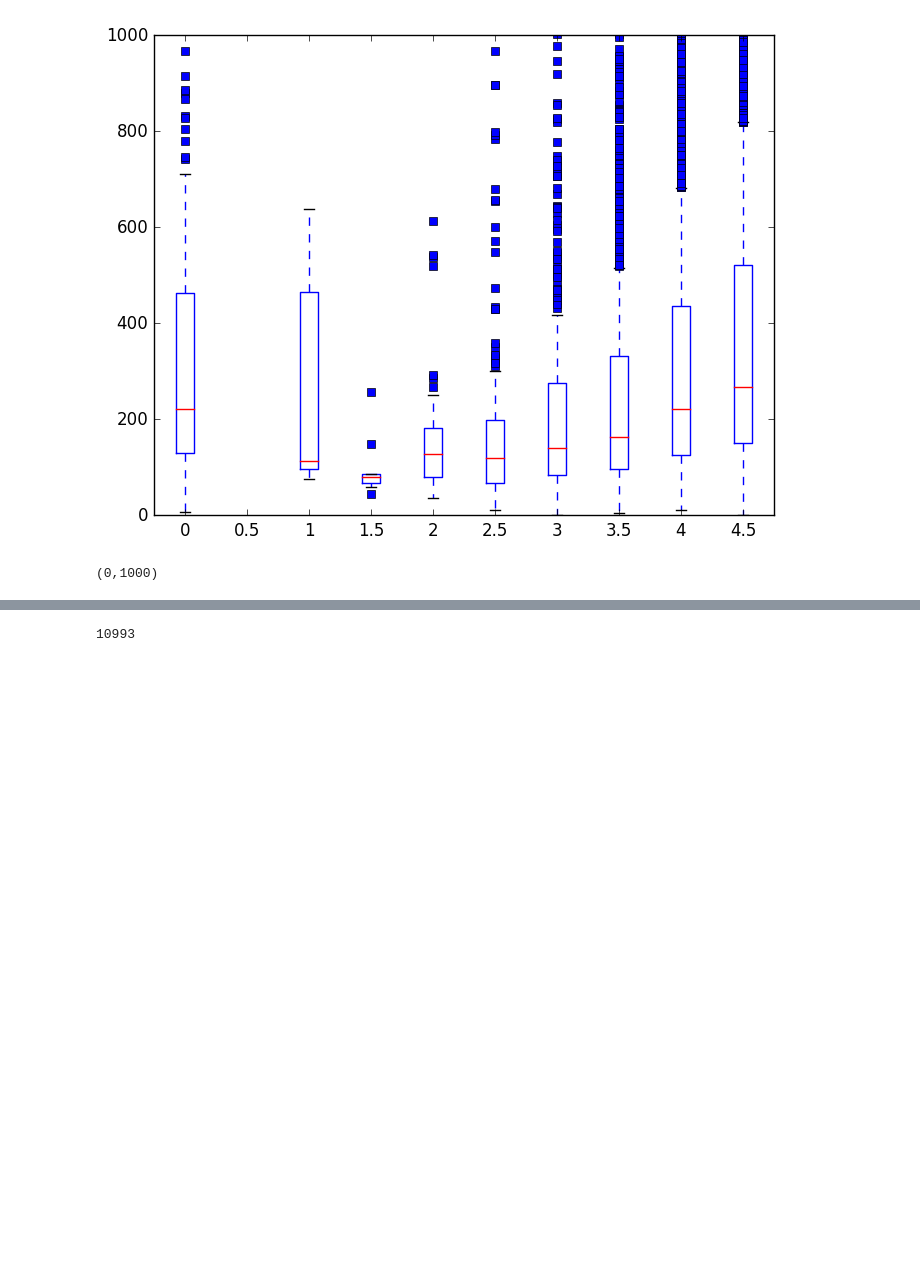
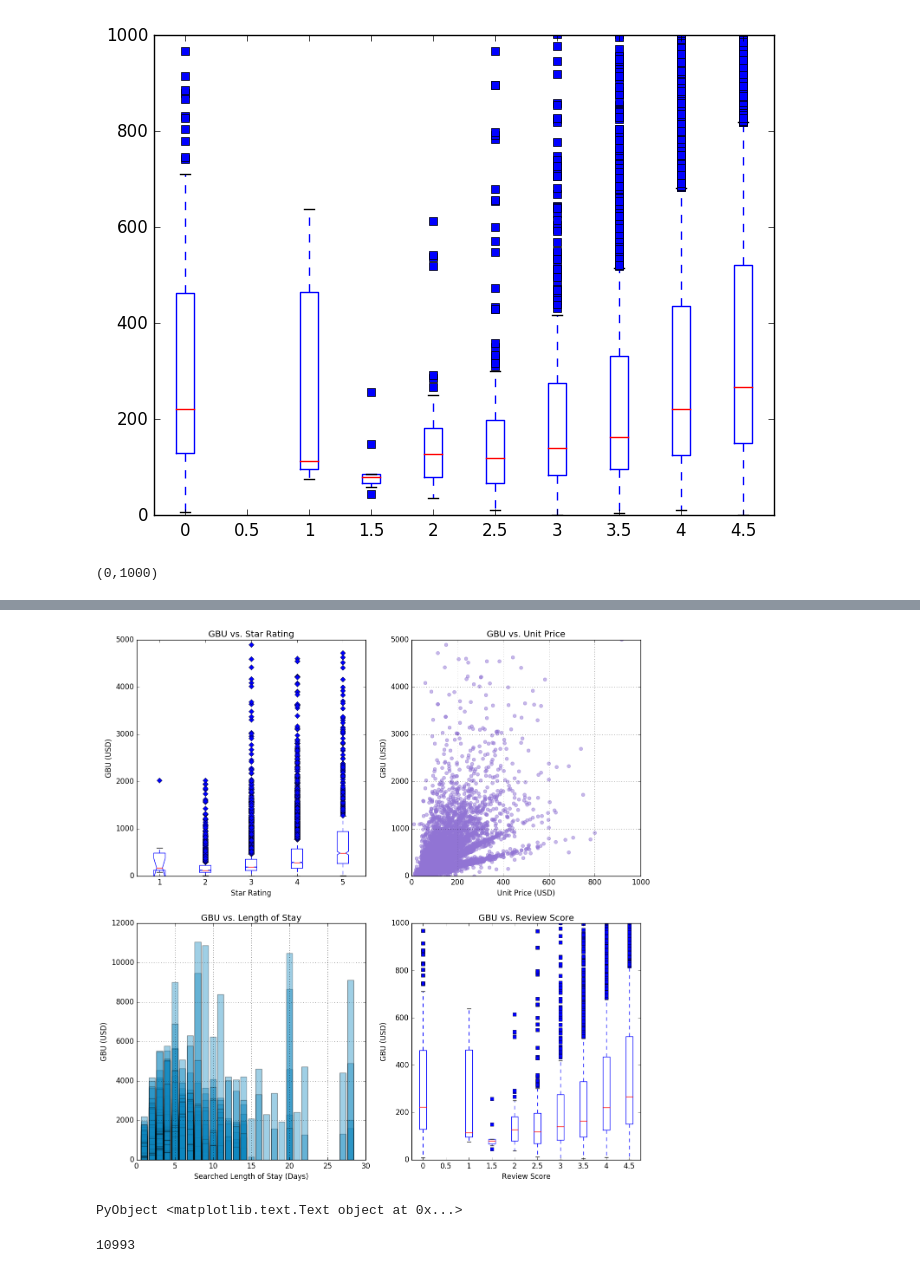
Before and after one commit to bigmessyteam/orie4741, a Jupyter notebook: project_eda.ipynb, the cells around one changed output, grey strips where cells are left out. Saved outputs shown, nothing was run; the diff lists cells and outputs as text; code cells hidden in the pictures; blank space fills up the shorter version.

```diff
--- a/project_eda.ipynb
+++ b/project_eda.ipynb
@@ -189,3 +207,74 @@ ylim([0,1000])
+# %%
+pplt = PyPlot
+
+gbu_not_na = df_hotel[!isna(df_hotel[:gross_bookings_usd]),:];
+gbu = gbu_not_na[:gross_bookings_usd];
+price_u = gbu_not_na[:price_usd];
+prop_s = gbu_not_na[:prop_starrating];
+srch_los = gbu_not_na[:srch_length_of_stay];
+srch_rc = gbu_not_na[:srch_room_count];
+
+bgbu = Array(Any,5)
+
+bgbu[1] = gbu[gbu_not_na[:prop_starrating].==1]
+bgbu[2] = gbu[gbu_not_na[:prop_starrating].==2]
+bgbu[3] = gbu[gbu_not_na[:prop_starrating].==3]
+bgbu[4] = gbu[gbu_not_na[:prop_starrating].==4]
+bgbu[5] = gbu[gbu_not_na[:prop_starrating].==5]
+
+bgbu[1] = bgbu[1][bgbu[1].<5000]
+bgbu[2] = bgbu[2][bgbu[2].<5000]
+bgbu[3] = bgbu[3][bgbu[3].<5000]
+bgbu[4] = bgbu[4][bgbu[4].<5000]
+bgbu[5] = bgbu[5][bgbu[5].<5000]
+
+fig = figure("pyplot_scatterplot",figsize=(15,15))
+ax = axes()
+pplt.subplot(221)
+pplt.title("GBU vs. Star Rating")
+xlabel("Star Rating")
+ylabel("GBU (USD)")
+ylim([0,5000])
+#plot(prop_s, gbu, "r+", label="gbu")
+boxplot(bgbu, # Each column/cell is one box
+	notch=true, # Notched center
+	whis=0.5, # Whisker length as a percent of inner quartile range
+	widths=0.25, # Width of boxes
+    vert=true, # Horizontal boxes
+	sym="bD") # Symbol color and shape (rs = red square)
+
+pplt.subplot(222)
+pplt.title("GBU vs. Unit Price")
+scatter(price_u,gbu,s=30,alpha=0.5,color="#9174D4")
+grid("on")
+xlim([0,1000])
+ylim([0,5000])
+xlabel("Unit Price (USD)")
+ylabel("GBU (USD)")
+
+pplt.subplot(223)
+pplt.title("GBU vs. Length of Stay")
+grid("on")
+b = bar(srch_los,gbu,color="#0f87bf",align="center",alpha=0.4)
+xlabel("Searched Length of Stay (Days)")
+ylabel("GBU (USD)")
+
+
+pplt.subplot(224)
+boxplot(numratearr, # Each column/cell is one box
+     # Notched center
+    whis=0.8, # Whisker length as a percent of inner quartile range
+    widths=0.3, # Width of boxes
+ # Horizontal boxes
+    sym="rs")
+xticks([1,2,3,4,5,6,7,8,9,10],["0","0.5","1","1.5","2","2.5","3","3.5","4","4.5"])
+ylim([0,1000])
+xlabel("Review Score")
+ylabel("GBU (USD)")
+plt.title("GBU vs. Review Score")
+# %% [output]
+[figure, added]
+PyObject <matplotlib.text.Text object at 0x...>
 # %%
 n=size(df_book)[1]
 # %% [output]
```
Also changed, not shown: parts of 6 cells of this notebook, 1 other file.
